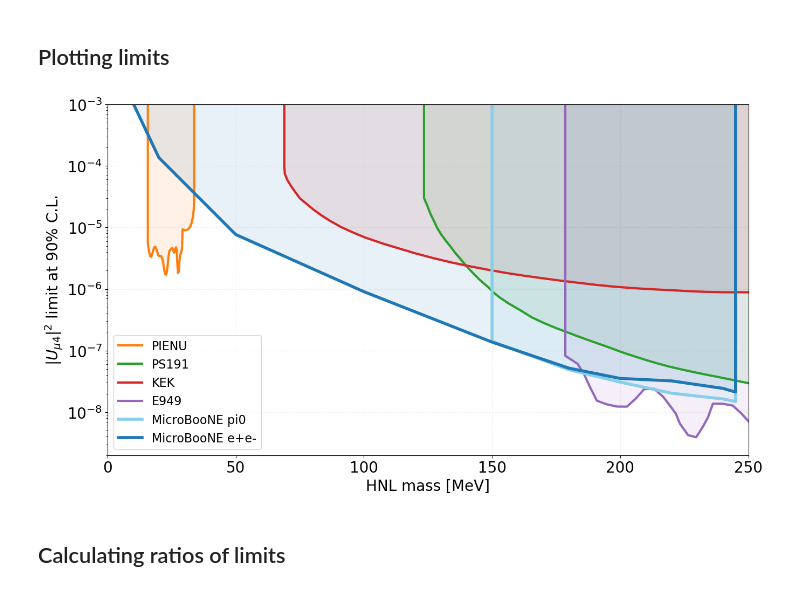
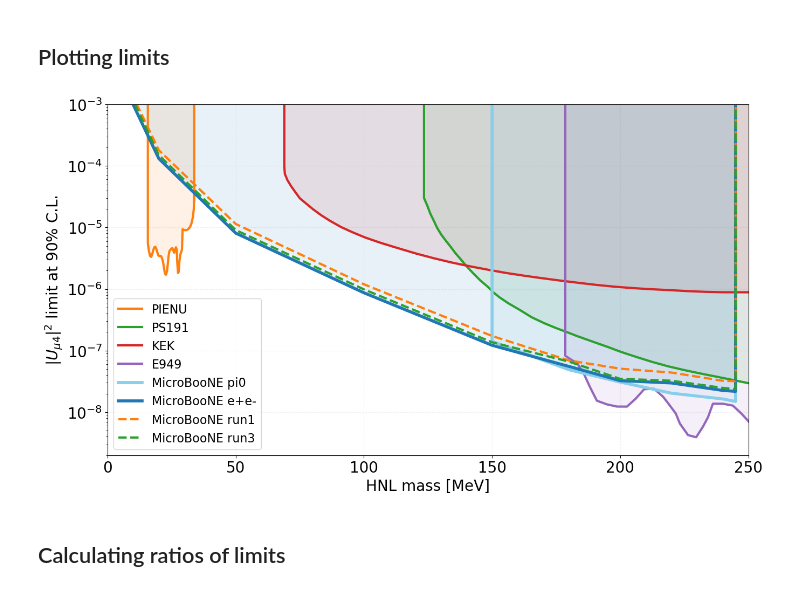
Before and after one commit to dmarsden01/uboone_HNL_analysis, a Jupyter notebook: 5_Limit_plotting.ipynb, the cells around one changed output. Cells and saved outputs as stored; diff of their text form; code cells hidden in the pictures.

```diff
--- a/5_Limit_plotting.ipynb
+++ b/5_Limit_plotting.ipynb
@@ -42,7 +42,10 @@ plot_dict = {}
 for sample in samples:
     plot_dict[sample] = Pandafy(Constants.limit_locs[sample])
 
-uboone_ee_current = Pandafy('limit_files/My_limits/Flat_sys_havled_expected_mu_top_20_logit_FIXED.csv')
+uboone_ee_current = Pandafy('limit_files/My_limits/Full_sys_4_bins_expected_mu_FINAL.csv')
+
+uboone_ee_run1 = Pandafy('limit_files/My_limits/Full_sys_4_bins_expected_mu_FINAL_run1.csv')
+uboone_ee_run3 = Pandafy('limit_files/My_limits/Full_sys_4_bins_expected_mu_FINAL_run3.csv')
 
 # uboone_ee_OLD = Pandafy('limit_files/My_limits/Flat_sys_havled_expected_mu_top_20_logit_New_gen_New_bins.csv')
 
@@ -84,6 +87,10 @@ plt.fill_between(uboone_pi0_approx['Mass'],uboone_pi0_approx['Value'],1,color="s
 
 plt.plot(uboone_ee_current['Mass'],uboone_ee_current['Value'],label="MicroBooNE e+e-",color="C10",lw=4)
 plt.fill_between(uboone_ee_current['Mass'],uboone_ee_current['Value'],1,color="C10",alpha=0.1)
+
+plt.plot(uboone_ee_run1['Mass'],uboone_ee_run1['Value'],label="MicroBooNE run1",color="C11",lw=3, linestyle='dashed')
+
+plt.plot(uboone_ee_run3['Mass'],uboone_ee_run3['Value'],label="MicroBooNE run3",color="C12",lw=3, linestyle='dashed')
 
 # plt.plot(uboone_ee_OLD['Mass'],uboone_ee_OLD['Value'],label="MicroBooNE e+e- OLD",color="C12",lw=4)
 # plt.fill_between(uboone_ee_OLD['Mass'],uboone_ee_OLD['Value'],1,color="C10",alpha=0.1)
@@ -105,34 +112,34 @@ lower_lim_BBN = np.full(101, 1e-8)
 # plt.plot(BBN['Mass'],BBN['Value'], label="BBN",color="C5",lw=3)
 # plt.fill_between(BBN['Mass'],BBN['Value'],1,color="C5",alpha=0.1)
 
 # plt.plot(Theorist_Pawels['Mass'],Theorist_Pawels['Value'], label="HPS recast",color="C5",lw=3)
 # plt.fill_between(Theorist_Pawels['Mass'],Theorist_Pawels['Value'],1,color="C5",alpha=0.1)
 
 # y2=1e-8,
 
 # plt.plot(150, 4.26974152748967e-07, marker="o",markersize=10,markeredgecolor="C13",markerfacecolor="C13", label="pi0 run1")
 
 plt.xlabel('HNL mass [MeV]',fontsize=20)
 plt.ylabel(r'$|U_{\mu 4}|^2$ limit at 90% C.L.',fontsize=20)
 plt.legend()
 # plt.ylim(1e-8,1e-3)
 plt.ylim(2e-9,1e-3)
 #plt.xlim(0,0.45)
 plt.xlim(0.00,250)
 plt.grid(ls='--',color='C7',alpha=0.1)
 plt.yscale('log')
 plt.tick_params(axis='x', labelsize=20)
 plt.tick_params(axis='y', labelsize=20)
 plt.legend(prop={'size': 16}, loc="lower left")
 plt.tight_layout()
 
 if savefig == True:
     name = "limit_19_Jan"
     plt.savefig('plots/Limits/'+name+'.pdf',bbox_inches='tight', pad_inches=0.3)
     plt.savefig('plots/Limits/'+name+'.png',bbox_inches='tight', pad_inches=0.3)
 plt.show()
 # %% [output]
-[figure, old version]
+[figure, new version]
 # %% [markdown]
 ## Calculating ratios of limits
 # %%
```
Also changed, not shown: 1 other file.
